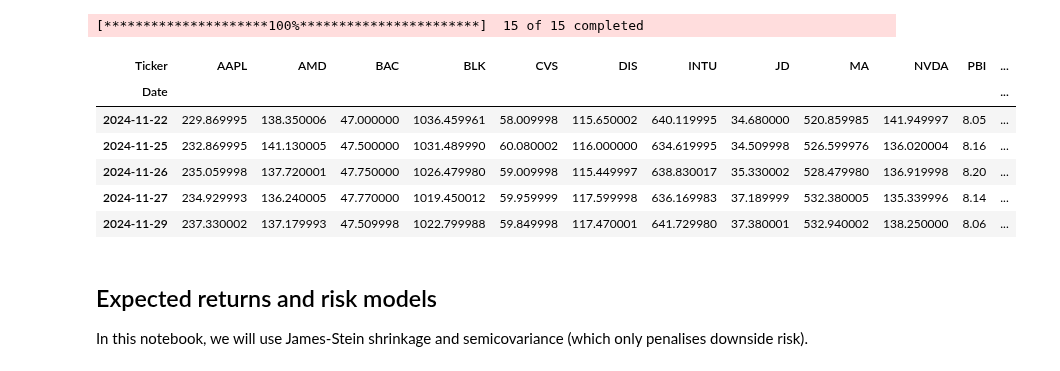
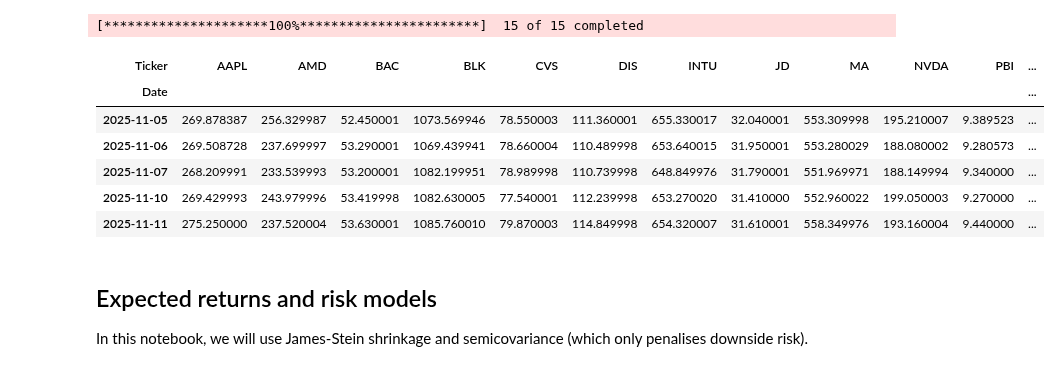
Before and after one commit to PyPortfolio/PyPortfolioOpt, a Jupyter notebook: cookbook/3-Advanced-Mean-Variance-Optimisation.ipynb, the cells around one changed output. Saved outputs shown, nothing was run; the diff lists cells and outputs as text; code cells hidden in the pictures.

```diff
--- a/cookbook/3-Advanced-Mean-Variance-Optimisation.ipynb
+++ b/cookbook/3-Advanced-Mean-Variance-Optimisation.ipynb
@@ -58,16 +57,16 @@ ohlc = yf.download(tickers, period="max")
 # %% [output]
 [*********************100%***********************]  15 of 15 completed
 # %%
-prices = ohlc["Adj Close"]
+prices = ohlc["Close"]
 prices.tail()
 # %% [output]
 | Ticker | AAPL | AMD | BAC | BLK | CVS | DIS | INTU | JD | MA | NVDA | PBI | ... |
 | Date |  |  |  |  |  |  |  |  |  |  |  | ... |
-| 2024-11-22 | 229.869995 | 138.350006 | 47.000000 | 1036.459961 | 58.009998 | 115.650002 | 640.119995 | 34.680000 | 520.859985 | 141.949997 | 8.05 | ... |
-| 2024-11-25 | 232.869995 | 141.130005 | 47.500000 | 1031.489990 | 60.080002 | 116.000000 | 634.619995 | 34.509998 | 526.599976 | 136.020004 | 8.16 | ... |
-| 2024-11-26 | 235.059998 | 137.720001 | 47.750000 | 1026.479980 | 59.009998 | 115.449997 | 638.830017 | 35.330002 | 528.479980 | 136.919998 | 8.20 | ... |
-| 2024-11-27 | 234.929993 | 136.240005 | 47.770000 | 1019.450012 | 59.959999 | 117.599998 | 636.169983 | 37.189999 | 532.380005 | 135.339996 | 8.14 | ... |
-| 2024-11-29 | 237.330002 | 137.179993 | 47.509998 | 1022.799988 | 59.849998 | 117.470001 | 641.729980 | 37.380001 | 532.940002 | 138.250000 | 8.06 | ... |
+| 2025-11-05 | 269.878387 | 256.329987 | 52.450001 | 1073.569946 | 78.550003 | 111.360001 | 655.330017 | 32.040001 | 553.309998 | 195.210007 | 9.389523 | ... |
+| 2025-11-06 | 269.508728 | 237.699997 | 53.290001 | 1069.439941 | 78.660004 | 110.489998 | 653.640015 | 31.950001 | 553.280029 | 188.080002 | 9.280573 | ... |
+| 2025-11-07 | 268.209991 | 233.539993 | 53.200001 | 1082.199951 | 78.989998 | 110.739998 | 648.849976 | 31.790001 | 551.969971 | 188.149994 | 9.340000 | ... |
+| 2025-11-10 | 269.429993 | 243.979996 | 53.419998 | 1082.630005 | 77.540001 | 112.239998 | 653.270020 | 31.410000 | 552.960022 | 199.050003 | 9.270000 | ... |
+| 2025-11-11 | 275.250000 | 237.520004 | 53.630001 | 1085.760010 | 79.870003 | 114.849998 | 654.320007 | 31.610001 | 558.349976 | 193.160004 | 9.440000 | ... |
 # %% [markdown]
 ## Expected returns and risk models
 
```
Also changed, not shown: parts of 3 cells of this notebook, 3 other files.
